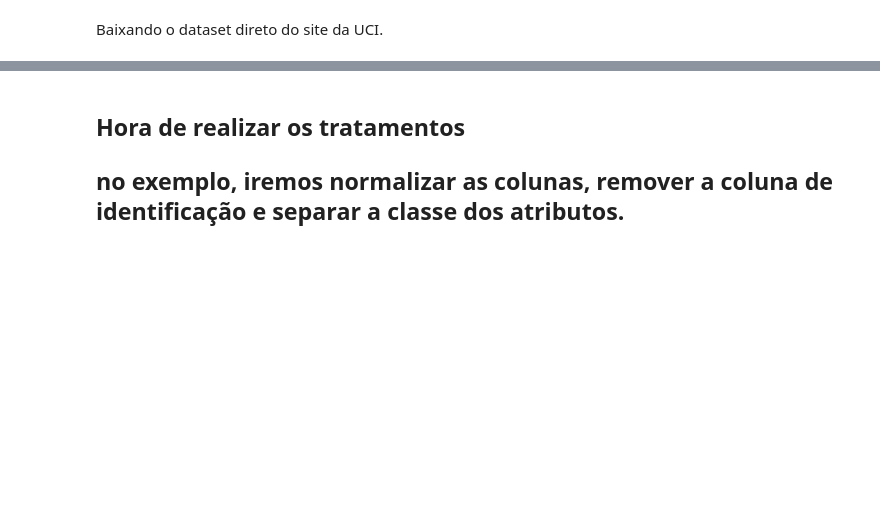
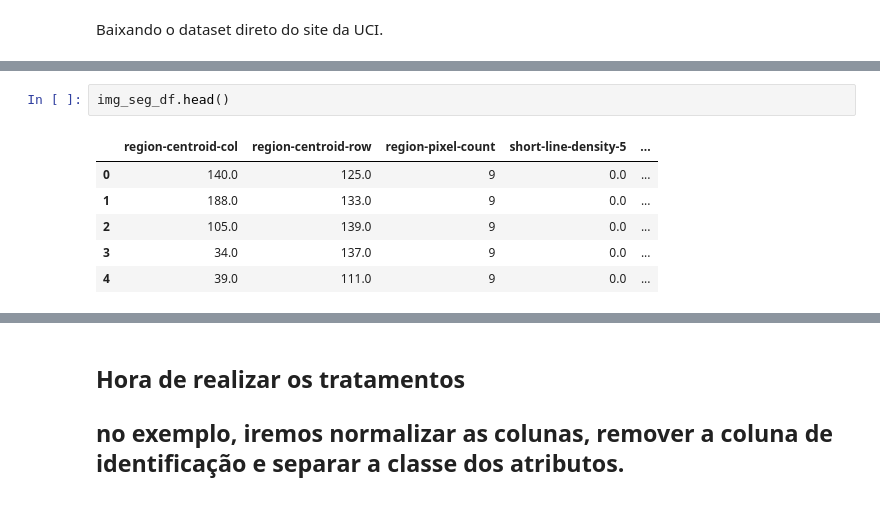
Before and after one commit to raraujor/iaap-ufpr-IAA006-arquitetura-de-dados, a Jupyter notebook: arq_dados_atividade_02.ipynb, the cells around one changed output, grey strips where cells are left out. Drawn from its saved outputs; the diff is of its cells as text; blank space fills up the shorter version.

```diff
--- a/arq_dados_atividade_02.ipynb
+++ b/arq_dados_atividade_02.ipynb
@@ -64,0 +55,9 @@ winequality_df.describe()
+# %%
+img_seg_df.head()
+# %% [output]
+|  | region-centroid-col | region-centroid-row | region-pixel-count | short-line-density-5 | ... |
+| 0 | 140.0 | 125.0 | 9 | 0.0 | ... |
+| 1 | 188.0 | 133.0 | 9 | 0.0 | ... |
+| 2 | 105.0 | 139.0 | 9 | 0.0 | ... |
+| 3 | 34.0 | 137.0 | 9 | 0.0 | ... |
+| 4 | 39.0 | 111.0 | 9 | 0.0 | ... |
```
Also changed, not shown: parts of 23 cells of this notebook.
